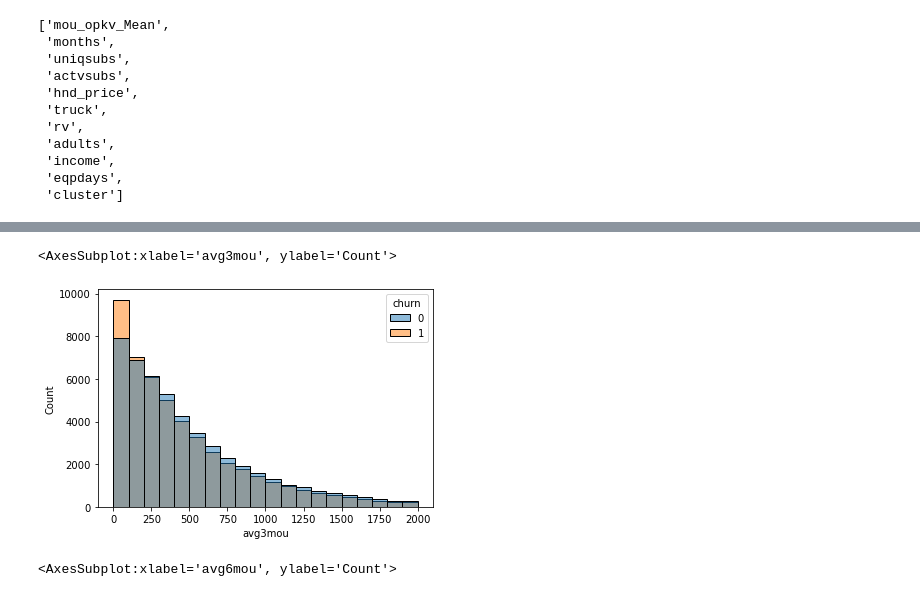
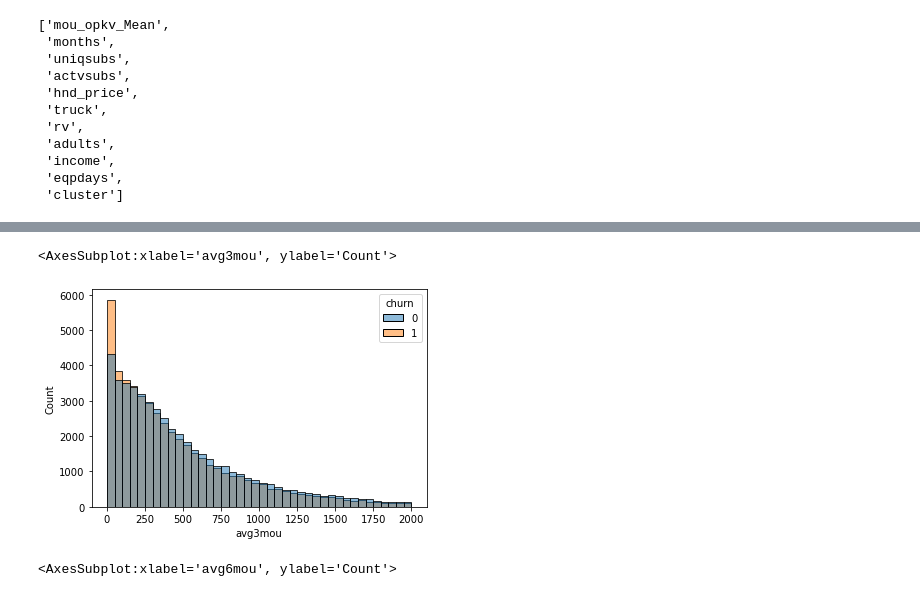
Before and after one commit to dgrzebyk/data_analysis, a Jupyter notebook: churn_prediction/EDA.ipynb, the cells around one changed output, grey strips where cells are left out. Saved outputs shown, nothing was run; the diff lists cells and outputs as text; code cells hidden in the pictures.

```diff
--- a/churn_prediction/EDA.ipynb
+++ b/churn_prediction/EDA.ipynb
@@ -19,8 +27,8 @@ from classification_utils import chi_test, find_boolean_features
 # %% [markdown]
 ## Loading the data
 # %%
-df = pd.read_csv("data/telecom/data.csv")
-var_df = pd.read_csv("data/telecom/variables-definition.csv")
+df = pd.read_csv("../data/telecom/data.csv")
+var_df = pd.read_csv("../data/telecom/variables-definition.csv")
 # %% [markdown]
 ## Exploratory Data Analysis (EDA)
 Research Question: Why customers leave the company?
@@ -220,8 +240,2 @@ del df['failed_calls']
 # %% [output]
 [figure]
-# %%
-df['eqpyears'] = df['eqpdays'] / 365
-sns.histplot(data=df, x='eqpyears', hue='churn', binrange=(0, 4), binwidth=0.25)
-plt.xlabel("Equipment Age [years]")
-plt.show()
-del df['eqpyears']
@@ -536,8 +459,8 @@ sns.histplot(data=df, x='avgmou', hue='churn', binrange=(0, 2000), binwidth=100)
 # %%
-sns.histplot(data=df, x='avg3mou', hue='churn', binrange=(0, 2000), binwidth=100)
+sns.histplot(data=df, x='avg3mou', hue='churn', binrange=(0, 2000), binwidth=50)
 # %% [output]
 <AxesSubplot:xlabel='avg3mou', ylabel='Count'>
-[figure, old version]
+[figure, new version]
 # %%
 sns.histplot(data=df, x='avg6mou', hue='churn', binrange=(0, 2000), binwidth=100)
 # %% [output]
```
Also changed, not shown: parts of 46 cells of this notebook, 1 other file.
